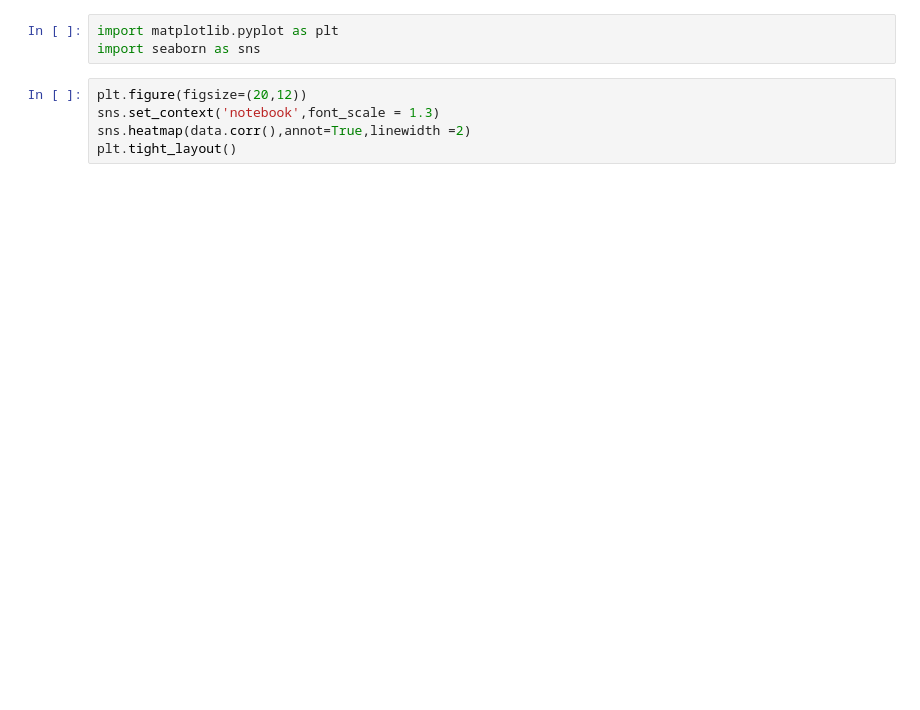
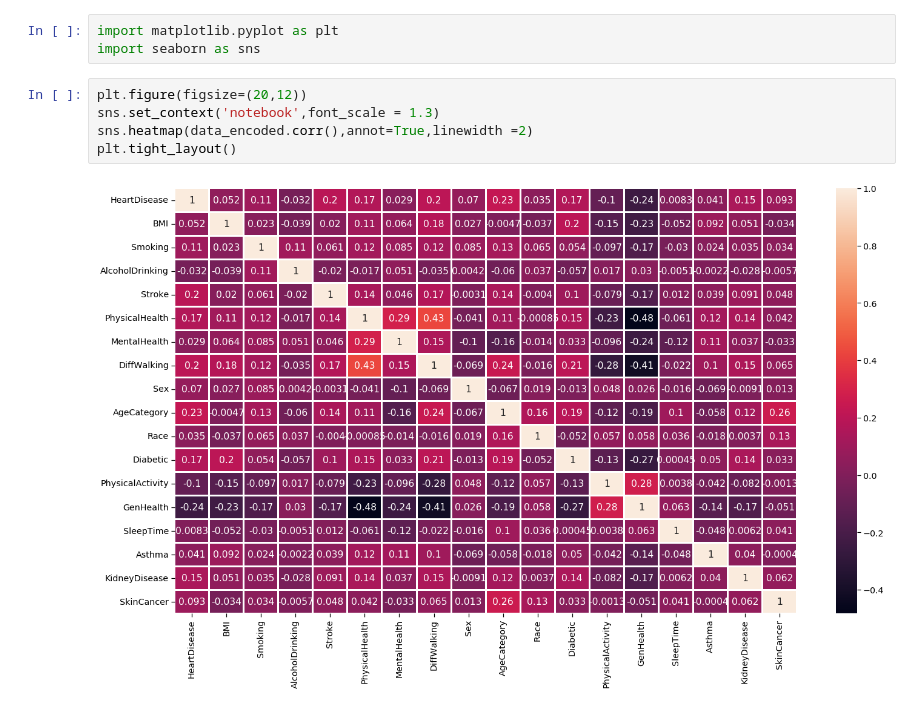
Before and after one commit to gustavo-cupertino/project-4-group-6, a Jupyter notebook: gustavo.ipynb, the cells around one changed output. Cells and saved outputs as stored; diff of their text form; blank space fills up the shorter version.

```diff
--- a/gustavo.ipynb
+++ b/gustavo.ipynb
@@ -311,5 +331,7 @@ import seaborn as sns
 # %%
 plt.figure(figsize=(20,12))
 sns.set_context('notebook',font_scale = 1.3)
-sns.heatmap(data.corr(),annot=True,linewidth =2)
+sns.heatmap(data_encoded.corr(),annot=True,linewidth =2)
 plt.tight_layout()
+# %% [output]
+[figure, added]
```
Also changed, not shown: parts of 14 cells of this notebook.
